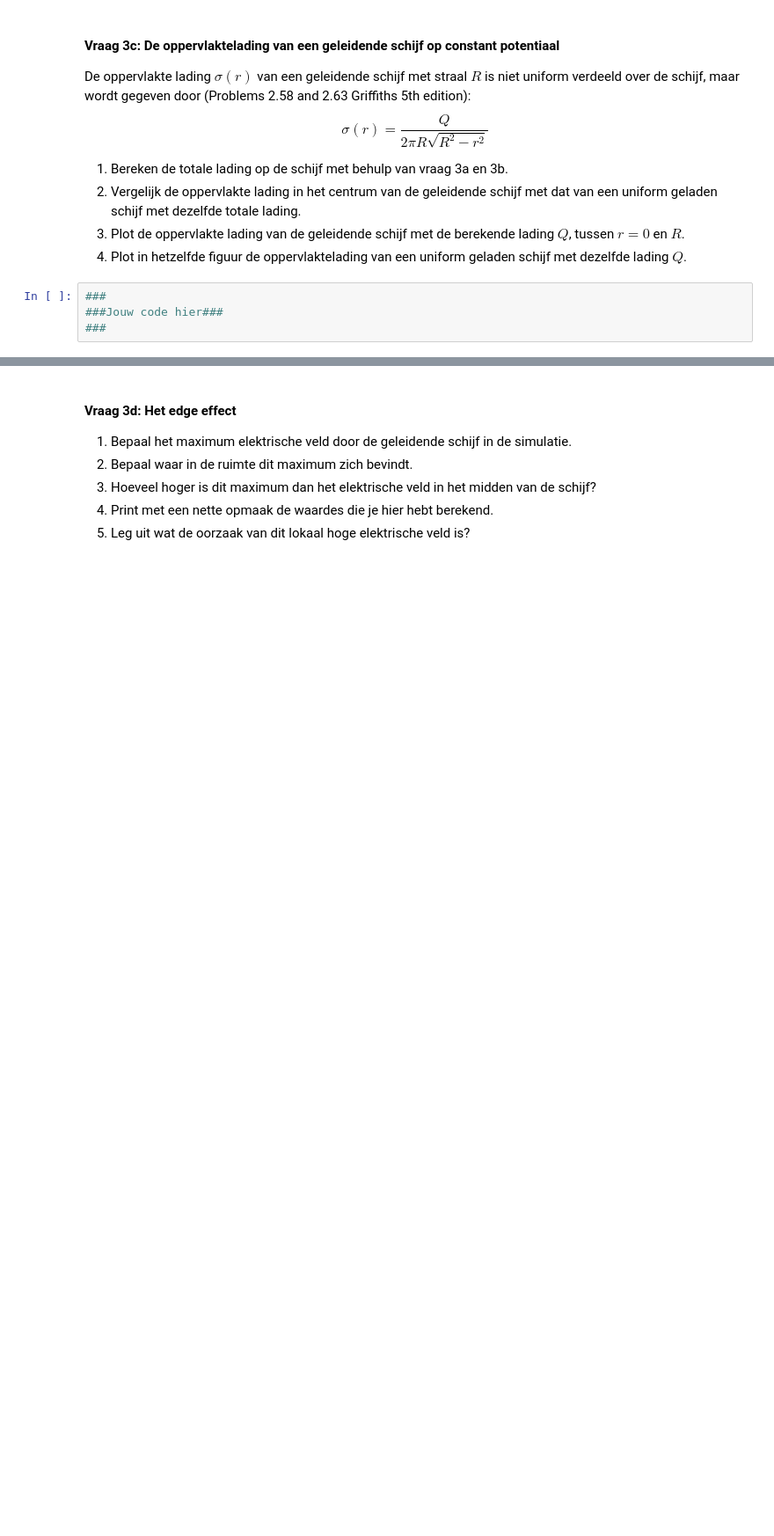
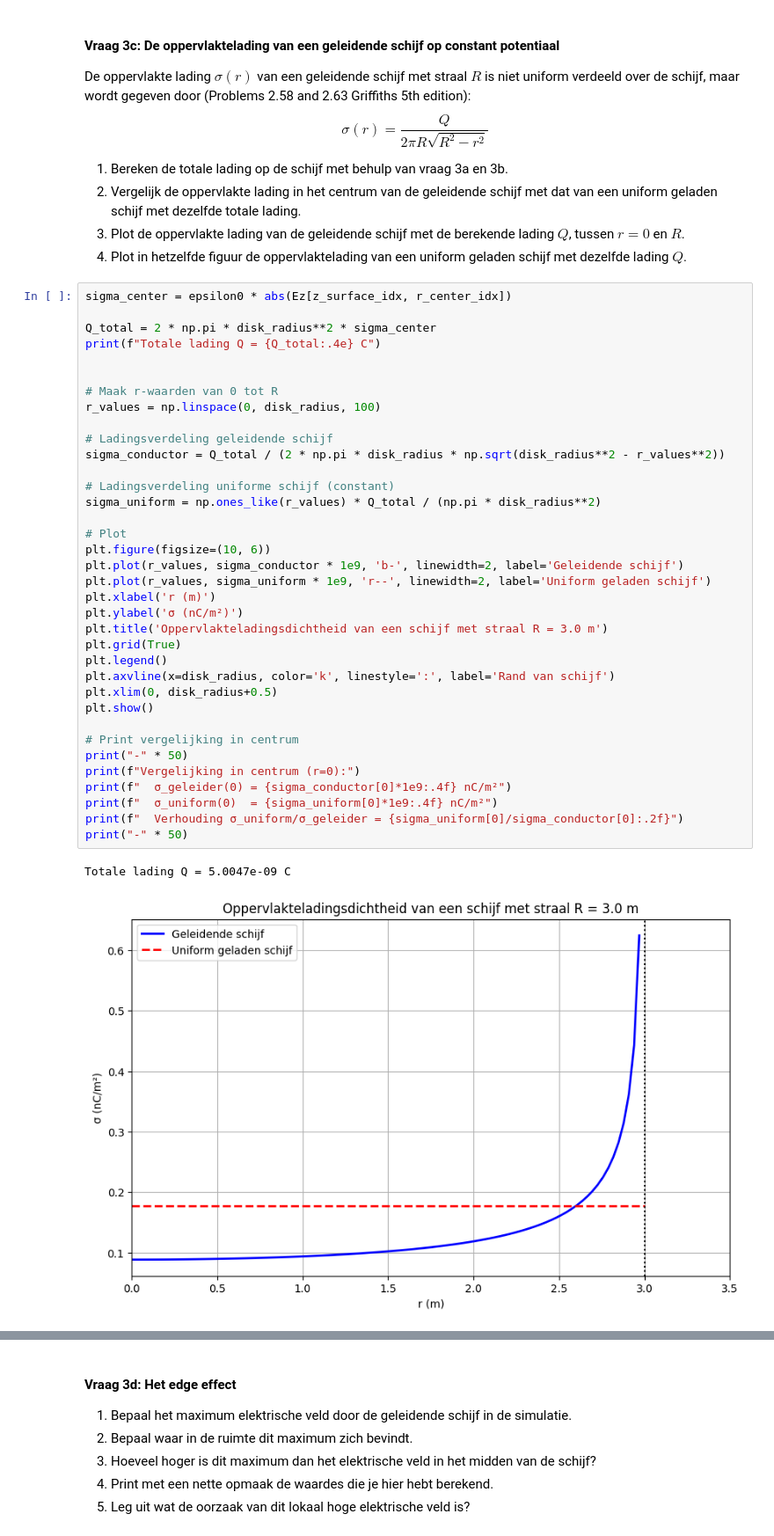
Before and after one commit to florisdekker148-bit/Floris-opdrachten-DEF-D, a Jupyter notebook: DigitaleOntwerpopdrachten/1CondensatorOpdracht/CondensatorOntwerpopdracht.ipynb, the cells around one changed output, grey strips where cells are left out. Shown at 88% size. Cells and saved outputs as stored; diff of their text form; blank space fills up the shorter version.

```diff
--- a/DigitaleOntwerpopdrachten/1CondensatorOpdracht/CondensatorOntwerpopdracht.ipynb
+++ b/DigitaleOntwerpopdrachten/1CondensatorOpdracht/CondensatorOntwerpopdracht.ipynb
@@ -386,6 +386,41 @@ $$\sigma(r) = \frac{Q}{2 \pi R \sqrt{R^2 - r^2}}$$
 3. Plot de oppervlakte lading van de geleidende schijf met de berekende lading $Q$, tussen $r = 0$ en $R$.
 4. Plot in hetzelfde figuur de oppervlaktelading van een uniform geladen schijf met dezelfde lading $Q$.
 # %%
-###
-###Jouw code hier###
-###
+sigma_center = epsilon0 * abs(Ez[z_surface_idx, r_center_idx])
+
+Q_total = 2 * np.pi * disk_radius**2 * sigma_center
+print(f"Totale lading Q = {Q_total:.4e} C")
+
+
+# Maak r-waarden van 0 tot R
+r_values = np.linspace(0, disk_radius, 100)
+
+# Ladingsverdeling geleidende schijf
+sigma_conductor = Q_total / (2 * np.pi * disk_radius * np.sqrt(disk_radius**2 - r_values**2))
+
+# Ladingsverdeling uniforme schijf (constant)
+sigma_uniform = np.ones_like(r_values) * Q_total / (np.pi * disk_radius**2)
+
+# Plot
+plt.figure(figsize=(10, 6))
+plt.plot(r_values, sigma_conductor * 1e9, 'b-', linewidth=2, label='Geleidende schijf')
+plt.plot(r_values, sigma_uniform * 1e9, 'r--', linewidth=2, label='Uniform geladen schijf')
+plt.xlabel('r (m)')
+plt.ylabel('σ (nC/m²)')
+plt.title('Oppervlakteladingsdichtheid van een schijf met straal R = 3.0 m')
+plt.grid(True)
+plt.legend()
+plt.axvline(x=disk_radius, color='k', linestyle=':', label='Rand van schijf')
+plt.xlim(0, disk_radius+0.5)
+plt.show()
+
+# Print vergelijking in centrum
+print("-" * 50)
+print(f"Vergelijking in centrum (r=0):")
+print(f"  σ_geleider(0) = {sigma_conductor[0]*1e9:.4f} nC/m²")
+print(f"  σ_uniform(0)  = {sigma_uniform[0]*1e9:.4f} nC/m²")
+print(f"  Verhouding σ_uniform/σ_geleider = {sigma_uniform[0]/sigma_conductor[0]:.2f}")
+print("-" * 50)
+# %% [output]
+Totale lading Q = 5.0047e-09 C
+[figure, added]
```
Also changed, not shown: parts of 3 cells of this notebook.
